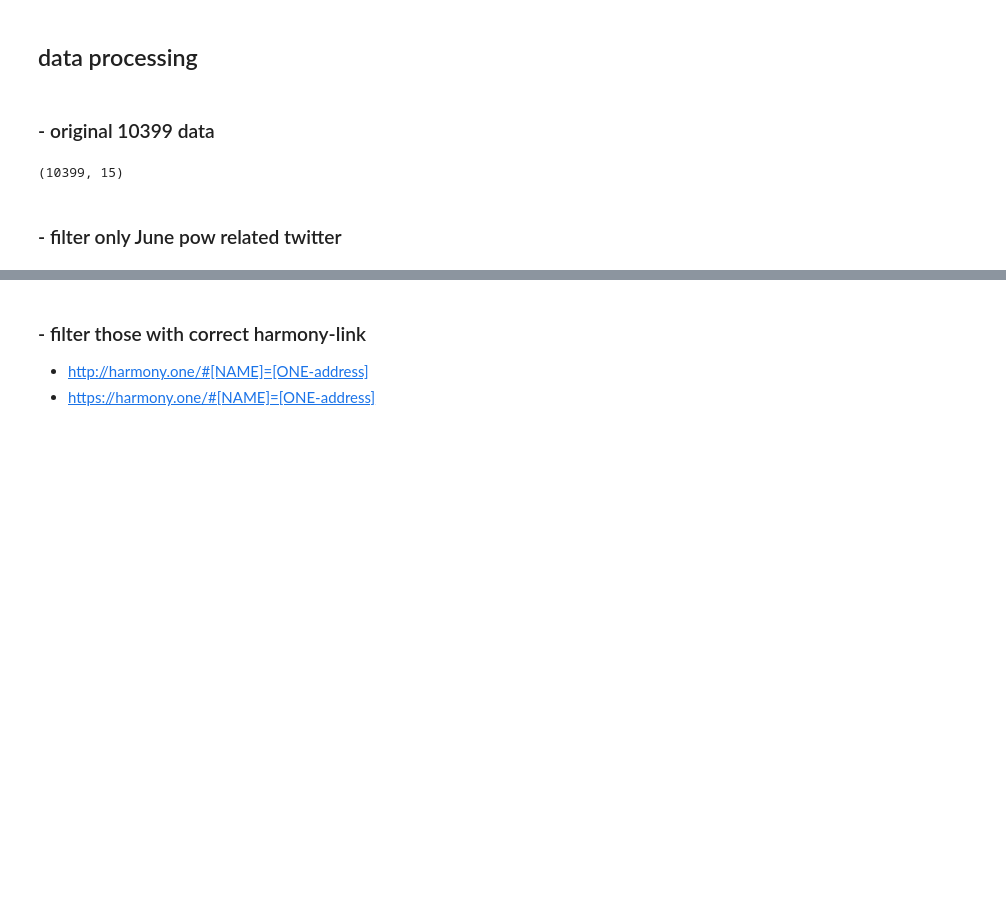
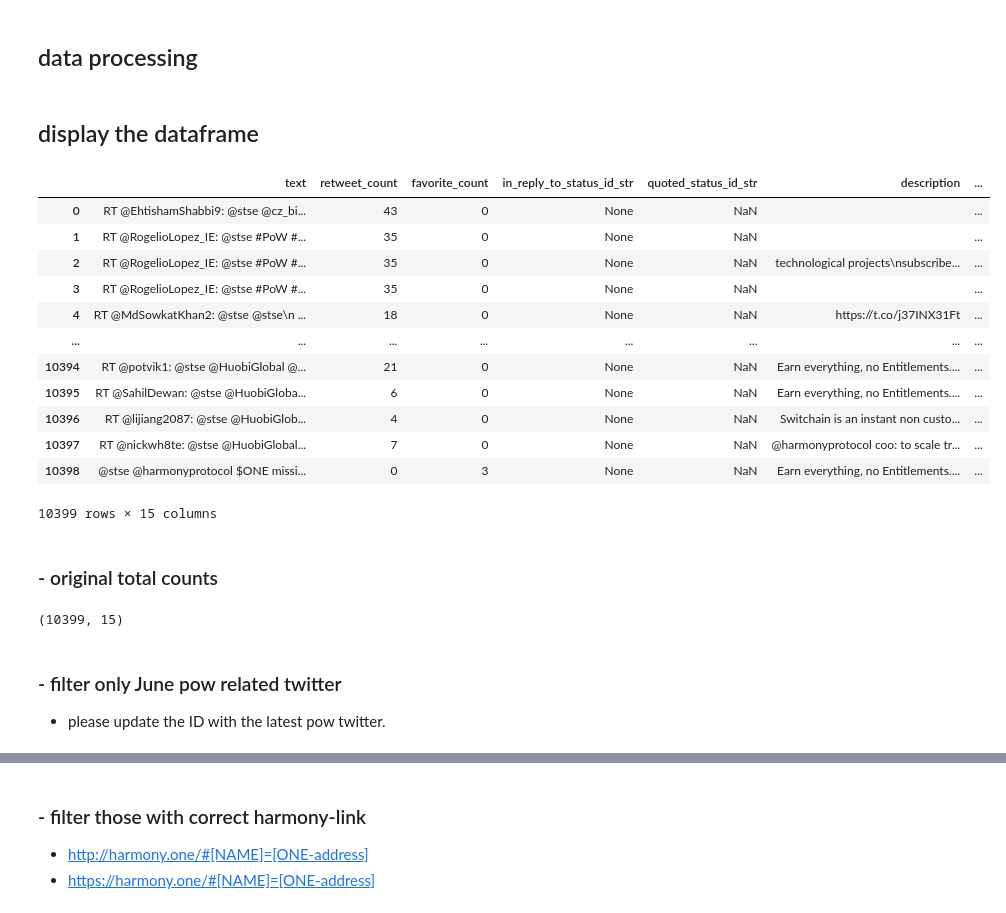
Before and after one commit to harmony-one/harmony-log-analysis, a Jupyter notebook: projects/tool/angel_vs_spam.ipynb, the cells around one changed output, grey strips where cells are left out. Cells and saved outputs as stored; diff of their text form; code cells hidden in the pictures; blank space fills up the shorter version.

```diff
--- a/projects/tool/angel_vs_spam.ipynb
+++ b/projects/tool/angel_vs_spam.ipynb
@@ -40,11 +41,30 @@ df['harmony-url'] = df['entities'].apply(lambda x: x["url"]["urls"][0]["expanded
+# %% [markdown]
+## display the dataframe
+# %%
+df
+# %% [output]
+|  | text | retweet_count | favorite_count | in_reply_to_status_id_str | quoted_status_id_str | description | ... |
+| 0 | RT @EhtishamShabbi9: @stse @cz_bi... | 43 | 0 | None | NaN |  | ... |
+| 1 | RT @RogelioLopez_IE: @stse #PoW #... | 35 | 0 | None | NaN |  | ... |
+| 2 | RT @RogelioLopez_IE: @stse #PoW #... | 35 | 0 | None | NaN | technological projects\nsubscribe... | ... |
+| 3 | RT @RogelioLopez_IE: @stse #PoW #... | 35 | 0 | None | NaN |  | ... |
+| 4 | RT @MdSowkatKhan2: @stse @stse\n ... | 18 | 0 | None | NaN | https://t.co/j37INX31Ft | ... |
+| ... | ... | ... | ... | ... | ... | ... | ... |
+| 10394 | RT @potvik1: @stse @HuobiGlobal @... | 21 | 0 | None | NaN | Earn everything, no Entitlements.... | ... |
+| 10395 | RT @SahilDewan: @stse @HuobiGloba... | 6 | 0 | None | NaN | Earn everything, no Entitlements.... | ... |
+| 10396 | RT @lijiang2087: @stse @HuobiGlob... | 4 | 0 | None | NaN | Switchain is an instant non custo... | ... |
+| 10397 | RT @nickwh8te: @stse @HuobiGlobal... | 7 | 0 | None | NaN | @harmonyprotocol coo: to scale tr... | ... |
+| 10398 | @stse @harmonyprotocol $ONE missi... | 0 | 3 | None | NaN | Earn everything, no Entitlements.... | ... |
+10399 rows × 15 columns
 # %% [markdown]
-### - original 10399 data
+### - original total counts
 # %%
 df.shape
 # %% [output]
 (10399, 15)
 # %% [markdown]
 ### - filter only June pow related twitter
+- please update the ID with the latest pow twitter.
 # %%
 df['reply_pow_flag'] = df['in_reply_to_status_id_str'].apply(lambda c: True if not c \
                                                    or c == '1276552098402889731' \
```
Also changed, not shown: parts of 11 cells of this notebook, 14 other files.
